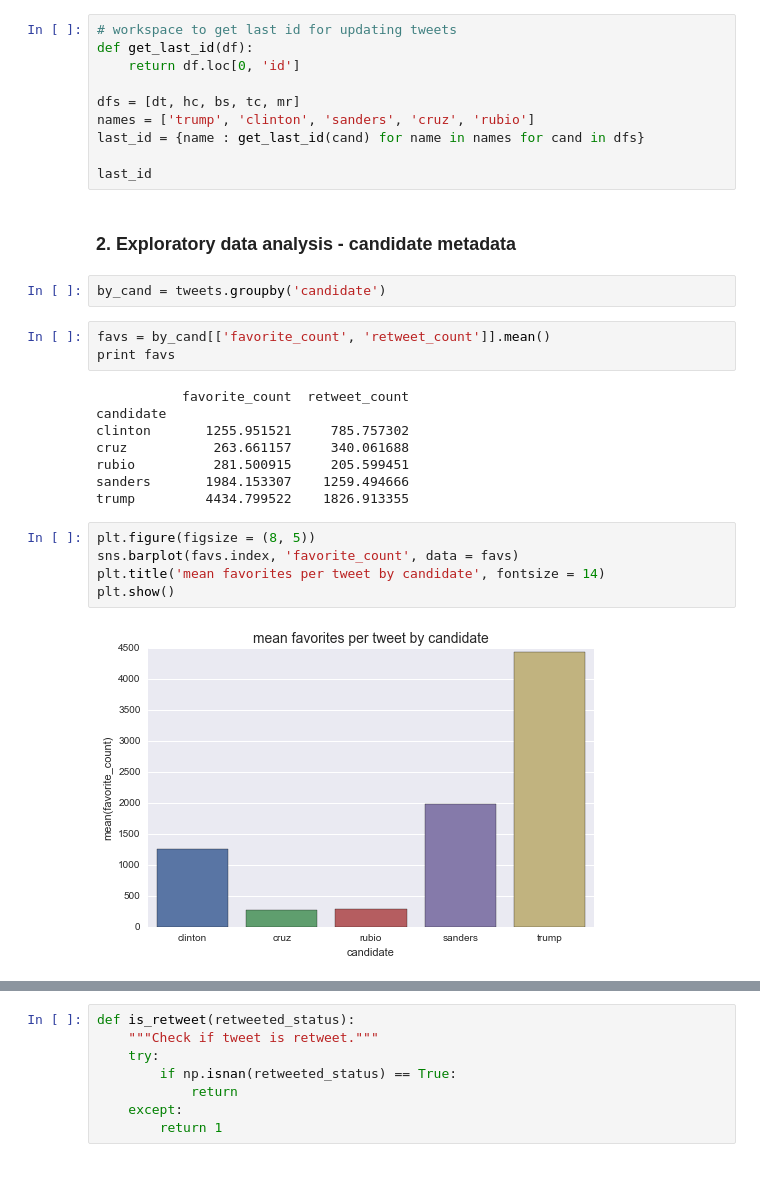
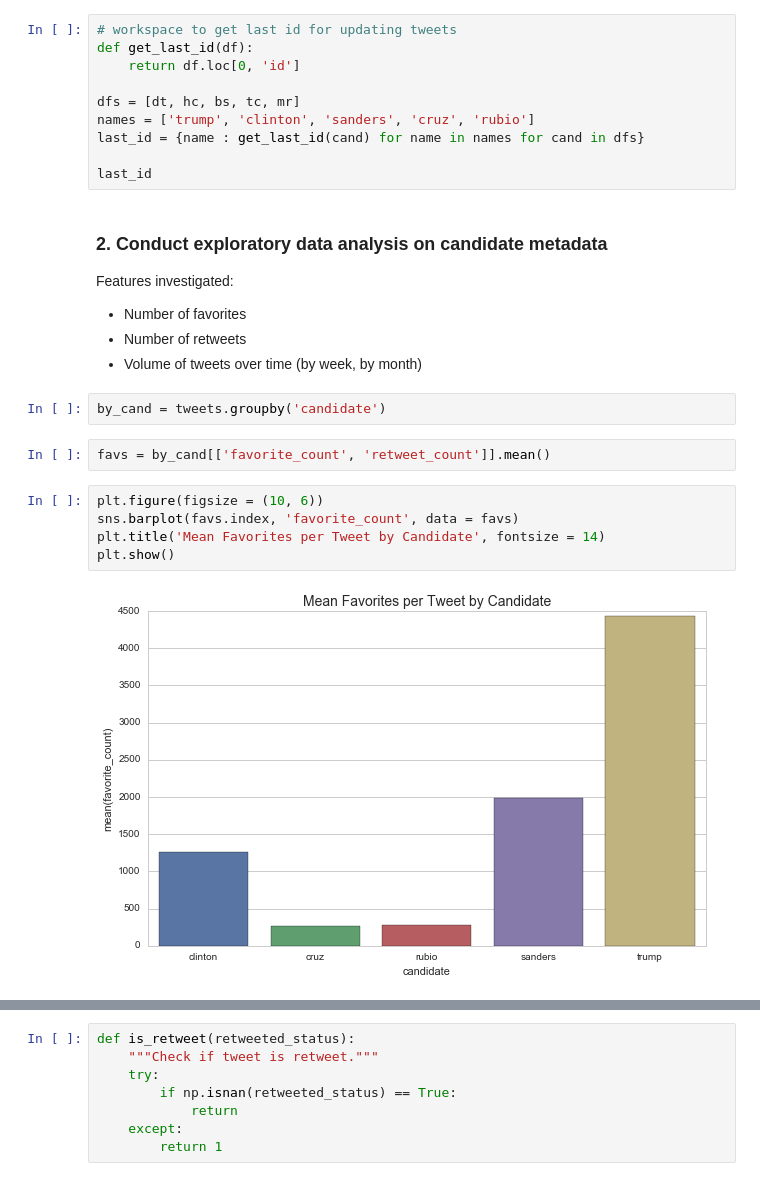
Before and after one commit to dianalam/candidate-tweets, a Jupyter notebook: tweet-analysis.ipynb, the cells around one changed output, grey strips where cells are left out. Drawn from its saved outputs; the diff is of its cells as text.

```diff
--- a/tweet-analysis.ipynb
+++ b/tweet-analysis.ipynb
@@ -116,25 +125,21 @@ last_id = {name : get_last_id(cand) for name in names for cand in dfs}
 
 last_id
 # %% [markdown]
-###  <a id='2'></a>2. Exploratory data analysis - candidate metadata
+###  <a id='2'></a>2. Conduct exploratory data analysis on candidate metadata
+
+Features investigated:
+* Number of favorites
+* Number of retweets
+* Volume of tweets over time (by week, by month)
 # %%
 by_cand = tweets.groupby('candidate')
 # %%
 favs = by_cand[['favorite_count', 'retweet_count']].mean()
-print favs
-# %% [output]
-           favorite_count  retweet_count
-candidate
-clinton       1255.951521     785.757302
-cruz           263.661157     340.061688
-rubio          281.500915     205.599451
-sanders       1984.153307    1259.494666
-trump         4434.799522    1826.913355
 # %%
-plt.figure(figsize = (8, 5))
+plt.figure(figsize = (10, 6))
 sns.barplot(favs.index, 'favorite_count', data = favs)
-plt.title('mean favorites per tweet by candidate', fontsize = 14)
+plt.title('Mean Favorites per Tweet by Candidate', fontsize = 14)
 plt.show()
 # %% [output]
-[figure, old version]
+[figure, new version]
 # %%
```
Also changed, not shown: parts of 130 cells of this notebook, 2 other files.
